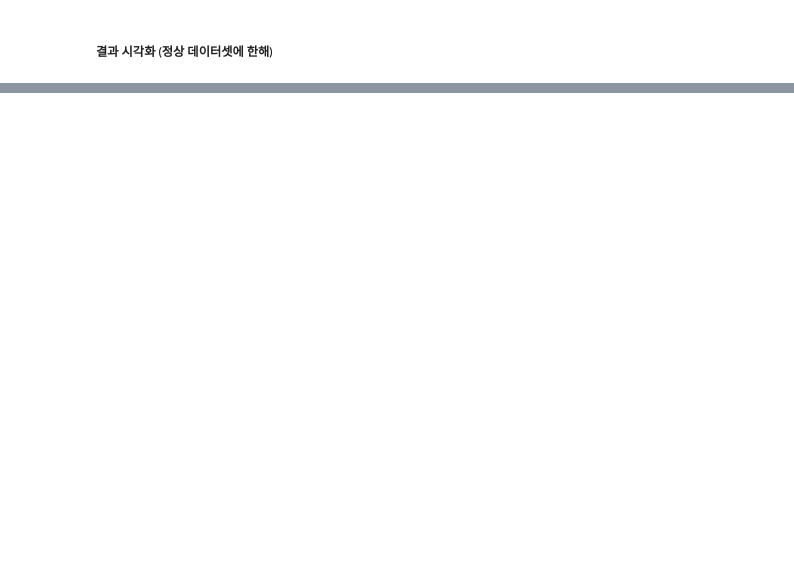
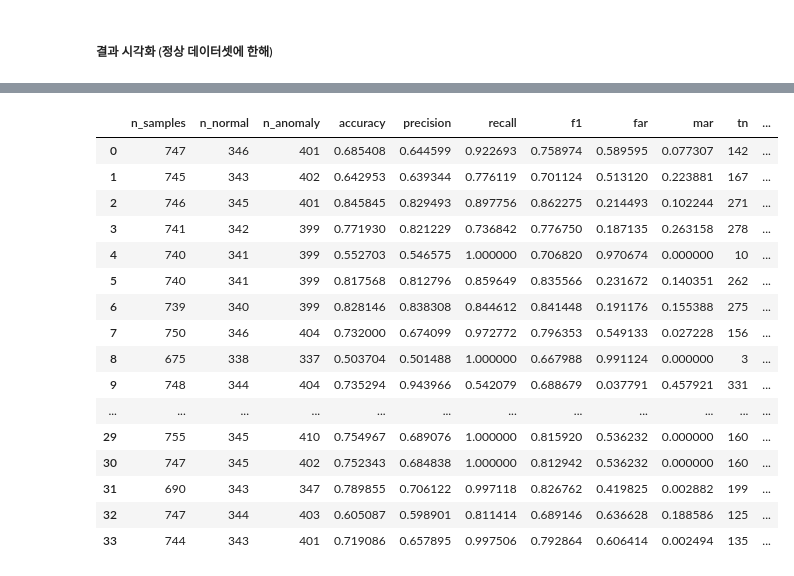
Before and after one commit to An5E/CBNU.Master.1yr.apprentice, a Jupyter notebook: prj3/2_implements_model.ipynb, the cells around one changed output, grey strips where cells are left out. Cells and saved outputs as stored; diff of their text form; code cells hidden in the pictures; blank space fills up the shorter version.

```diff
--- a/prj3/2_implements_model.ipynb
+++ b/prj3/2_implements_model.ipynb
@@ -537,0 +924,76 @@ if EXPERIMENT_MODE == "normal_only":
+# %%
+def run_official_split():
+    rows = []
+    per_file = []
+
+    for path in list_abnormal_files(DATA_ROOT):
+        df = read_skab_csv(path)
+        if not set(FEATURE_COLUMNS).issubset(df.columns) or "anomaly" not in df.columns:
+            warnings.warn(f"Feature/anomaly 라벨 누락으로 제외: {path}")
+            continue
+        if len(df) <= 400 + WINDOW_SIZE:
+            warnings.warn(f"데이터 길이 부족으로 제외: {path}")
+            continue
+
+        X_df = make_xy(df, FEATURE_COLUMNS)
+        y = pd.to_numeric(df["anomaly"], errors="coerce").fillna(0).to_numpy()
+
+        X_train_df = X_df.iloc[:400]
+        imputer, scaler, X_train_raw = fit_preprocessor(X_train_df)
+        X_all = transform_data(X_df, imputer, scaler)
+
+        # 400행 학습 구간 내 시간 순서로 train/validation window 분리
+        train_seq_all, train_targets = windows_for_range(
+            X_all, WINDOW_SIZE - 1, 400
+        )
+        split = max(1, int(len(train_seq_all) * 0.80))
+        X_fit_seq = train_seq_all[:split]
+        X_val_seq = train_seq_all[split:]
+        if len(X_val_seq) == 0:
+            X_val_seq = train_seq_all[-1:]
+            X_fit_seq = train_seq_all[:-1]
+
+        model, history = train_lstm_ae(X_fit_seq, X_val_seq, X_all.shape[1])
+
+        # threshold는 학습 구간의 reconstruction score 분포로 설정
+        train_scores = reconstruction_scores(model, train_seq_all)
+        threshold = float(np.quantile(train_scores, OFFICIAL_THRESHOLD_QUANTILE))
+
+        # Test 시작 시점부터 점수 계산. 앞 400행은 window context로만 사용
+        X_test_seq, test_idx = windows_for_range(X_all, 400, len(df))
+        scores = reconstruction_scores(model, X_test_seq)
+        y_test = y[test_idx]
+        y_pred = (scores >= threshold).astype(int)
+
+        file_metrics = binary_metrics(y_test, y_pred, scores)
+        file_metrics["file"] = str(path.relative_to(DATA_ROOT))
+        file_metrics["threshold"] = threshold
+        per_file.append(file_metrics)
+
+        rows.append(pd.DataFrame({
+            "y_true": y_test,
+            "y_pred": y_pred,
+            "anomaly_score": scores,
+            "source_file": str(path.relative_to(DATA_ROOT)),
+        }, index=df.index[test_idx]))
+
+    if not rows:
+        raise RuntimeError("평가 가능한 이상 실험 파일이 없습니다.")
+
+    combined = pd.concat(rows)
+    pooled = binary_metrics(
+        combined["y_true"].to_numpy(),
+        combined["y_pred"].to_numpy(),
+        combined["anomaly_score"].to_numpy(),
+    )
+    return combined, pd.DataFrame(per_file), pooled
+
+if EXPERIMENT_MODE == "official_split":
+    official_result, per_file_metrics, official_metrics = run_official_split()
+    print("Pooled metrics:")
+    display(pd.DataFrame([official_metrics]).T.rename(columns={0: "value"}))
+    print("Per-file metrics:")
+    display(per_file_metrics)
+else:
+    print("official_split 실행을 건너뜁니다.")
+# %% [output]
@@ -537,0 +1033,17 @@ if EXPERIMENT_MODE == "normal_only":
+|  | n_samples | n_normal | n_anomaly | accuracy | precision | recall | f1 | far | mar | tn | ... |
+| 0 | 747 | 346 | 401 | 0.685408 | 0.644599 | 0.922693 | 0.758974 | 0.589595 | 0.077307 | 142 | ... |
+| 1 | 745 | 343 | 402 | 0.642953 | 0.639344 | 0.776119 | 0.701124 | 0.513120 | 0.223881 | 167 | ... |
+| 2 | 746 | 345 | 401 | 0.845845 | 0.829493 | 0.897756 | 0.862275 | 0.214493 | 0.102244 | 271 | ... |
+| 3 | 741 | 342 | 399 | 0.771930 | 0.821229 | 0.736842 | 0.776750 | 0.187135 | 0.263158 | 278 | ... |
+| 4 | 740 | 341 | 399 | 0.552703 | 0.546575 | 1.000000 | 0.706820 | 0.970674 | 0.000000 | 10 | ... |
+| 5 | 740 | 341 | 399 | 0.817568 | 0.812796 | 0.859649 | 0.835566 | 0.231672 | 0.140351 | 262 | ... |
+| 6 | 739 | 340 | 399 | 0.828146 | 0.838308 | 0.844612 | 0.841448 | 0.191176 | 0.155388 | 275 | ... |
+| 7 | 750 | 346 | 404 | 0.732000 | 0.674099 | 0.972772 | 0.796353 | 0.549133 | 0.027228 | 156 | ... |
+| 8 | 675 | 338 | 337 | 0.503704 | 0.501488 | 1.000000 | 0.667988 | 0.991124 | 0.000000 | 3 | ... |
+| 9 | 748 | 344 | 404 | 0.735294 | 0.943966 | 0.542079 | 0.688679 | 0.037791 | 0.457921 | 331 | ... |
+| ... | ... | ... | ... | ... | ... | ... | ... | ... | ... | ... | ... |
+| 29 | 755 | 345 | 410 | 0.754967 | 0.689076 | 1.000000 | 0.815920 | 0.536232 | 0.000000 | 160 | ... |
+| 30 | 747 | 345 | 402 | 0.752343 | 0.684838 | 1.000000 | 0.812942 | 0.536232 | 0.000000 | 160 | ... |
+| 31 | 690 | 343 | 347 | 0.789855 | 0.706122 | 0.997118 | 0.826762 | 0.419825 | 0.002882 | 199 | ... |
+| 32 | 747 | 344 | 403 | 0.605087 | 0.598901 | 0.811414 | 0.689146 | 0.636628 | 0.188586 | 125 | ... |
+| 33 | 744 | 343 | 401 | 0.719086 | 0.657895 | 0.997506 | 0.792864 | 0.606414 | 0.002494 | 135 | ... |
```
Also changed, not shown: parts of 19 cells of this notebook, 2 other files.
